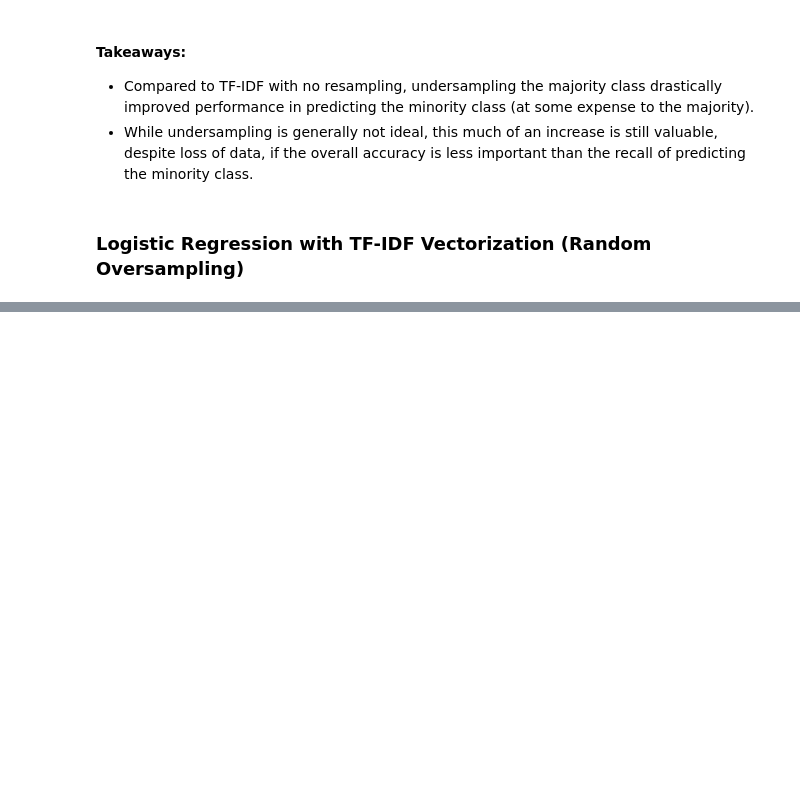
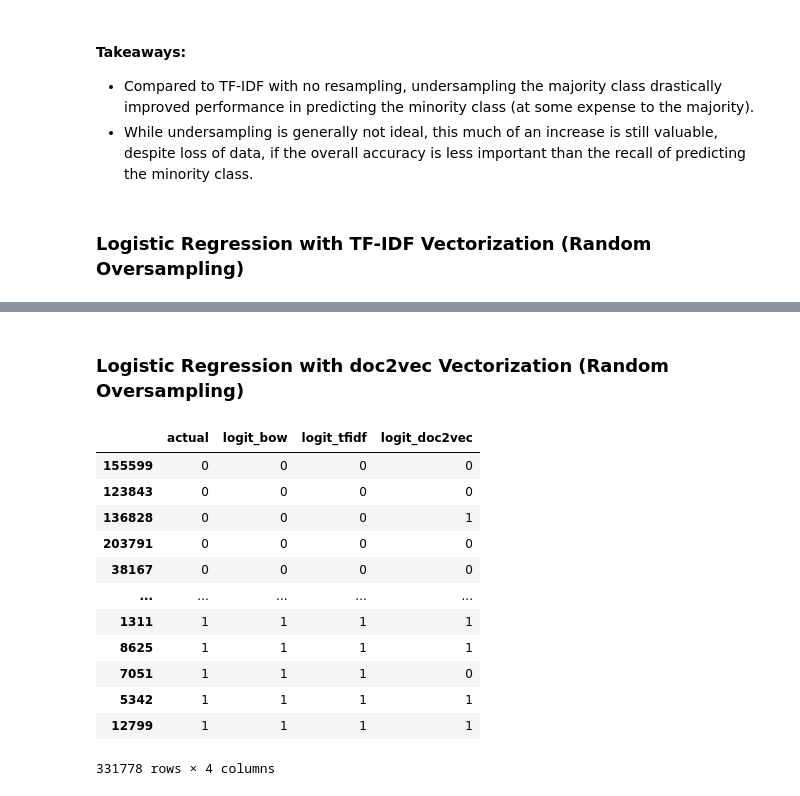
Before and after one commit to adam-gomez/finding-fake-news, a Jupyter notebook: walkthrough.ipynb, the cells around one changed output, grey strips where cells are left out. Drawn from its saved outputs; the diff is of its cells as text; code cells hidden in the pictures; blank space fills up the shorter version.

```diff
--- a/walkthrough.ipynb
+++ b/walkthrough.ipynb
@@ -980,0 +1084,3 @@ vocab_oversampled[20000:20010]
+# %%
+#instantiate model
+doc2vec_model_oversampled = Doc2Vec(vector_size=64, window=2, min_count=1, workers=8, epochs=40)
@@ -980,0 +1090,3 @@ vocab_oversampled[20000:20010]
+# %%
+# pass the cleaned text into the model to generate vectors for each document
+X_train_doc2vec_oversampled = [doc2vec_model_oversampled.infer_vector((train.clean[i].split(' '))) for i in train_oversampled.clean.index]
@@ -1330,0 +1574,21 @@ weighted avg       0.94      0.93      0.93    331778
+# %% [markdown]
+### Logistic Regression with doc2vec Vectorization (Random Oversampling)
+# %%
+logit_doc2vec_oversampled = LogisticRegression().fit(X_train_doc2vec_oversampled, y_train_oversampled)
+# %%
+train_results_oversampled['logit_doc2vec'] = logit_doc2vec_oversampled.predict(X_train_doc2vec_oversampled)
+train_results_oversampled
+# %% [output]
+|  | actual | logit_bow | logit_tfidf | logit_doc2vec |
+| 155599 | 0 | 0 | 0 | 0 |
+| 123843 | 0 | 0 | 0 | 0 |
+| 136828 | 0 | 0 | 0 | 1 |
+| 203791 | 0 | 0 | 0 | 0 |
+| 38167 | 0 | 0 | 0 | 0 |
+| ... | ... | ... | ... | ... |
+| 1311 | 1 | 1 | 1 | 1 |
+| 8625 | 1 | 1 | 1 | 1 |
+| 7051 | 1 | 1 | 1 | 0 |
+| 5342 | 1 | 1 | 1 | 1 |
+| 12799 | 1 | 1 | 1 | 1 |
+331778 rows × 4 columns
```
Also changed, not shown: parts of 72 cells of this notebook.
